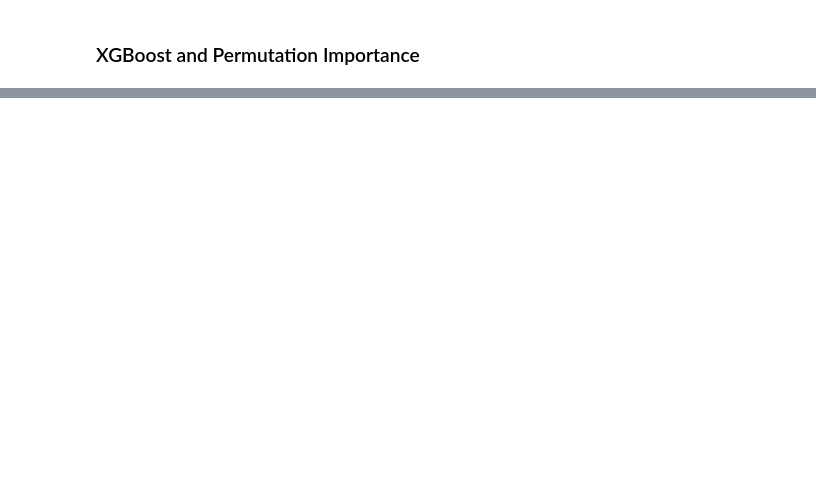
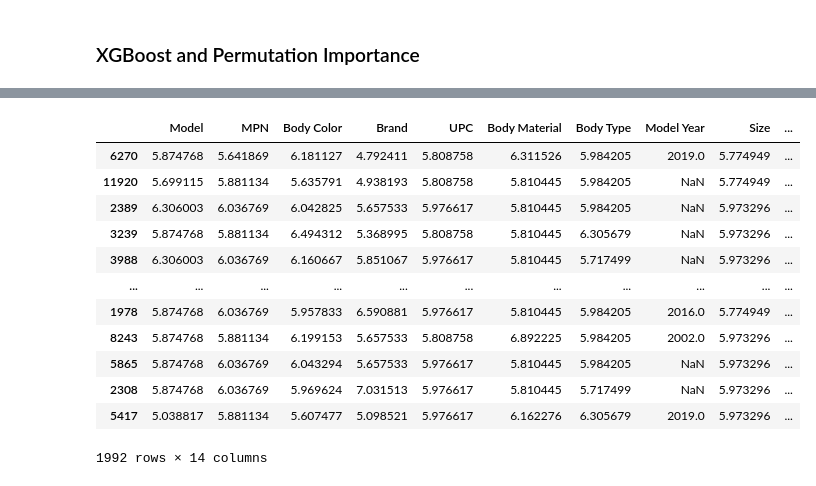
Before and after one commit to jose-marquez89/predict-guitar-value, a Jupyter notebook: IPython/modelExploration.ipynb, the cells around one changed output, grey strips where cells are left out. Cells and saved outputs as stored; diff of their text form; code cells hidden in the pictures; blank space fills up the shorter version.

Commit message:
adds more to model exploration

```diff
--- a/IPython/modelExploration.ipynb
+++ b/IPython/modelExploration.ipynb
@@ -279,0 +295,16 @@ Name: Orientation, dtype: int64
+# %%
+# Use pipeline for transformers only
+transformers = make_pipeline(
+    ce.TargetEncoder(),
+    SimpleImputer(),
+)
+
+# Log Transform y_train and y_val
+y_train_log = np.log1p(y_train)
+y_val_log = np.log1p(y_val)
+X_train_transformed = transformers.fit_transform(X_train, y_train_log)
+X_val_transformed = transformers.transform(X_val)
+
+model = RandomForestRegressor(n_estimators=100, random_state=42, n_jobs=-1)
+# Fit the model to the transformed X_train and y_log
+model.fit(X_train_transformed, y_train_log)
@@ -279,0 +375,21 @@ Name: Orientation, dtype: int64
+# %%
+# Fit XGBoost, stop early
+encoder = ce.TargetEncoder()
+X_train_encoded = encoder.fit_transform(X_train, y_train_log)
+X_val_encoded = encoder.transform(X_val)
+
+model = XGBRegressor(
+    n_estimators=1000,
+    random_state=42,
+    n_jobs=-1,
+    max_depth=16,
+    learning_rate=0.5,
+    )
+
+eval_set = [(X_train_encoded, y_train_log),
+            (X_val_encoded, y_val_log)]
+
+model.fit(X_train_encoded, y_train_log,
+          eval_set=eval_set,
+          eval_metric='mae',
+          early_stopping_rounds=100)
@@ -279,0 +464,16 @@ Name: Orientation, dtype: int64
+# %%
+X_val_encoded
+# %% [output]
+|  | Model | MPN | Body Color | Brand | UPC | Body Material | Body Type | Model Year | Size | ... |
+| 6270 | 5.874768 | 5.641869 | 6.181127 | 4.792411 | 5.808758 | 6.311526 | 5.984205 | 2019.0 | 5.774949 | ... |
+| 11920 | 5.699115 | 5.881134 | 5.635791 | 4.938193 | 5.808758 | 5.810445 | 5.984205 | NaN | 5.774949 | ... |
+| 2389 | 6.306003 | 6.036769 | 6.042825 | 5.657533 | 5.976617 | 5.810445 | 5.984205 | NaN | 5.973296 | ... |
+| 3239 | 5.874768 | 5.881134 | 6.494312 | 5.368995 | 5.808758 | 5.810445 | 6.305679 | NaN | 5.973296 | ... |
+| 3988 | 6.306003 | 6.036769 | 6.160667 | 5.851067 | 5.976617 | 5.810445 | 5.717499 | NaN | 5.973296 | ... |
+| ... | ... | ... | ... | ... | ... | ... | ... | ... | ... | ... |
+| 1978 | 5.874768 | 6.036769 | 5.957833 | 6.590881 | 5.976617 | 5.810445 | 5.984205 | 2016.0 | 5.774949 | ... |
+| 8243 | 5.874768 | 5.881134 | 6.199153 | 5.657533 | 5.808758 | 6.892225 | 5.984205 | 2002.0 | 5.973296 | ... |
+| 5865 | 5.874768 | 6.036769 | 6.043294 | 5.657533 | 5.976617 | 5.810445 | 5.984205 | NaN | 5.973296 | ... |
+| 2308 | 5.874768 | 6.036769 | 5.969624 | 7.031513 | 5.976617 | 5.810445 | 5.717499 | NaN | 5.973296 | ... |
+| 5417 | 5.038817 | 5.881134 | 5.607477 | 5.098521 | 5.976617 | 6.162276 | 6.305679 | 2019.0 | 5.973296 | ... |
+1992 rows × 14 columns
```
Also changed, not shown: parts of 27 cells of this notebook.
